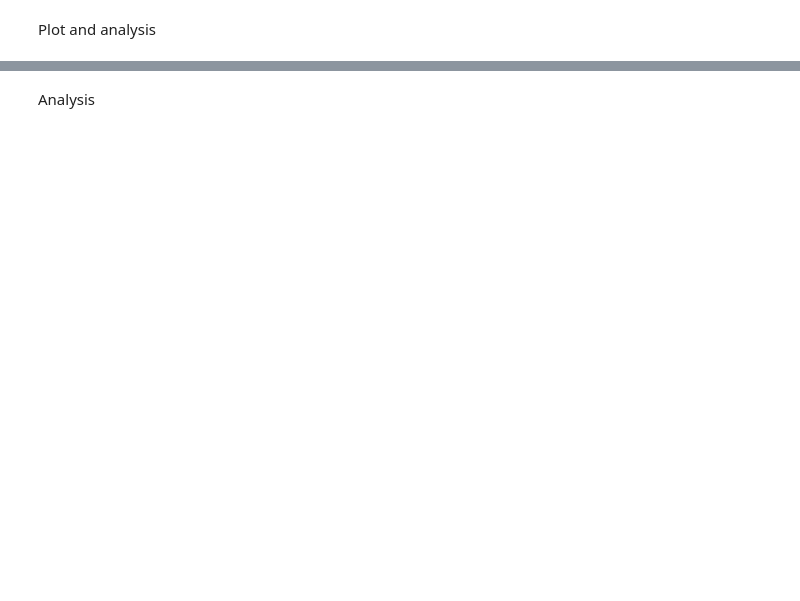
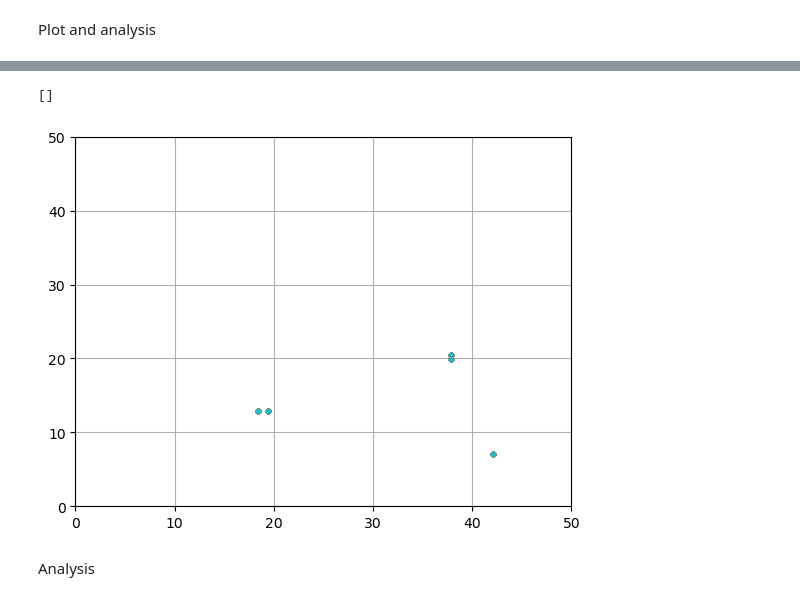
Before and after one commit to Bobomoto/PHYS250-Final-Project, a Jupyter notebook: Finalproject.ipynb, the cells around one changed output, grey strips where cells are left out. Cells and saved outputs as stored; diff of their text form; code cells hidden in the pictures; blank space fills up the shorter version.

```diff
--- a/Finalproject.ipynb
+++ b/Finalproject.ipynb
@@ -235,3 +271,21 @@ plot(pos,motorientations,poolsize, f't = {time}')
+# %%
+fig, ax = plt.subplots()
+
+for n in np.arange(numfish):
+    coordinates = []
+    for i in np.arange(numiterations):
+        coordinates.append(positionarray[i][n])
+    fishcoordsx, fishcoordsy = zip(*coordinates)
+    for i in np.arange(numiterations):
+        ax.plot(fishcoordsx[i],fishcoordsy[i], marker = '.')
+
+ax.set_xlim(0,poolsize)
+ax.set_ylim(0,poolsize)
+ax.grid()
+plt.plot()
+# %% [output]
+[]
+[figure, added]
 # %%
 # fig, ax = plt.subplots()
 
```
Also changed, not shown: parts of 5 cells of this notebook.
